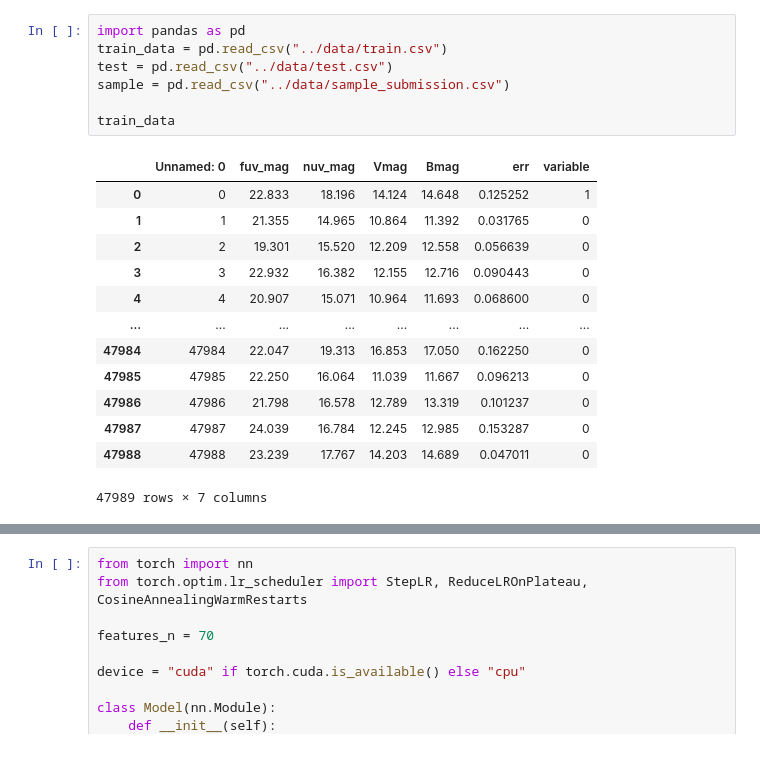
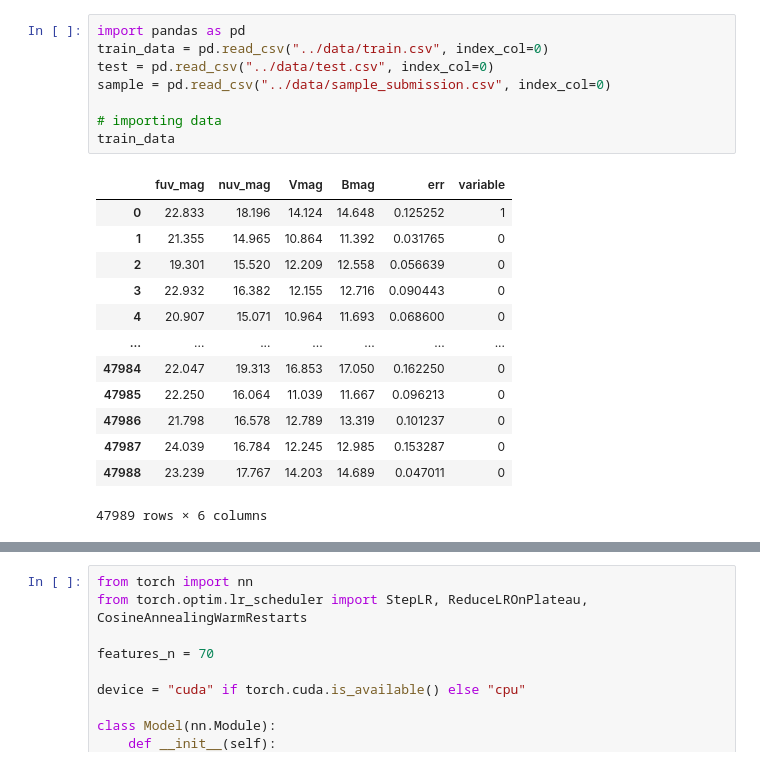
Before and after one commit to ArnautovPeter/Stellar-classification, a Jupyter notebook: src/torch_v1.ipynb, the cells around one changed output, grey strips where cells are left out. Drawn from its saved outputs; the diff is of its cells as text.

```diff
--- a/src/v1.ipynb
+++ b/src/torch_v1.ipynb
@@ -1,24 +1,25 @@
 # %%
 import pandas as pd
-train_data = pd.read_csv("../data/train.csv")
-test = pd.read_csv("../data/test.csv")
-sample = pd.read_csv("../data/sample_submission.csv")
+train_data = pd.read_csv("../data/train.csv", index_col=0)
+test = pd.read_csv("../data/test.csv", index_col=0)
+sample = pd.read_csv("../data/sample_submission.csv", index_col=0)
 
+# importing data
 train_data
 # %% [output]
-|  | Unnamed: 0 | fuv_mag | nuv_mag | Vmag | Bmag | err | variable |
-| 0 | 0 | 22.833 | 18.196 | 14.124 | 14.648 | 0.125252 | 1 |
-| 1 | 1 | 21.355 | 14.965 | 10.864 | 11.392 | 0.031765 | 0 |
-| 2 | 2 | 19.301 | 15.520 | 12.209 | 12.558 | 0.056639 | 0 |
-| 3 | 3 | 22.932 | 16.382 | 12.155 | 12.716 | 0.090443 | 0 |
-| 4 | 4 | 20.907 | 15.071 | 10.964 | 11.693 | 0.068600 | 0 |
-| ... | ... | ... | ... | ... | ... | ... | ... |
-| 47984 | 47984 | 22.047 | 19.313 | 16.853 | 17.050 | 0.162250 | 0 |
-| 47985 | 47985 | 22.250 | 16.064 | 11.039 | 11.667 | 0.096213 | 0 |
-| 47986 | 47986 | 21.798 | 16.578 | 12.789 | 13.319 | 0.101237 | 0 |
-| 47987 | 47987 | 24.039 | 16.784 | 12.245 | 12.985 | 0.153287 | 0 |
-| 47988 | 47988 | 23.239 | 17.767 | 14.203 | 14.689 | 0.047011 | 0 |
+|  | fuv_mag | nuv_mag | Vmag | Bmag | err | variable |
+| 0 | 22.833 | 18.196 | 14.124 | 14.648 | 0.125252 | 1 |
+| 1 | 21.355 | 14.965 | 10.864 | 11.392 | 0.031765 | 0 |
+| 2 | 19.301 | 15.520 | 12.209 | 12.558 | 0.056639 | 0 |
+| 3 | 22.932 | 16.382 | 12.155 | 12.716 | 0.090443 | 0 |
+| 4 | 20.907 | 15.071 | 10.964 | 11.693 | 0.068600 | 0 |
+| ... | ... | ... | ... | ... | ... | ... |
+| 47984 | 22.047 | 19.313 | 16.853 | 17.050 | 0.162250 | 0 |
+| 47985 | 22.250 | 16.064 | 11.039 | 11.667 | 0.096213 | 0 |
+| 47986 | 21.798 | 16.578 | 12.789 | 13.319 | 0.101237 | 0 |
+| 47987 | 24.039 | 16.784 | 12.245 | 12.985 | 0.153287 | 0 |
+| 47988 | 23.239 | 17.767 | 14.203 | 14.689 | 0.047011 | 0 |
-47989 rows × 7 columns
+47989 rows × 6 columns
 # %%
 import torch
 
```
Also changed, not shown: parts of 2 cells of this notebook, 2 other files.
